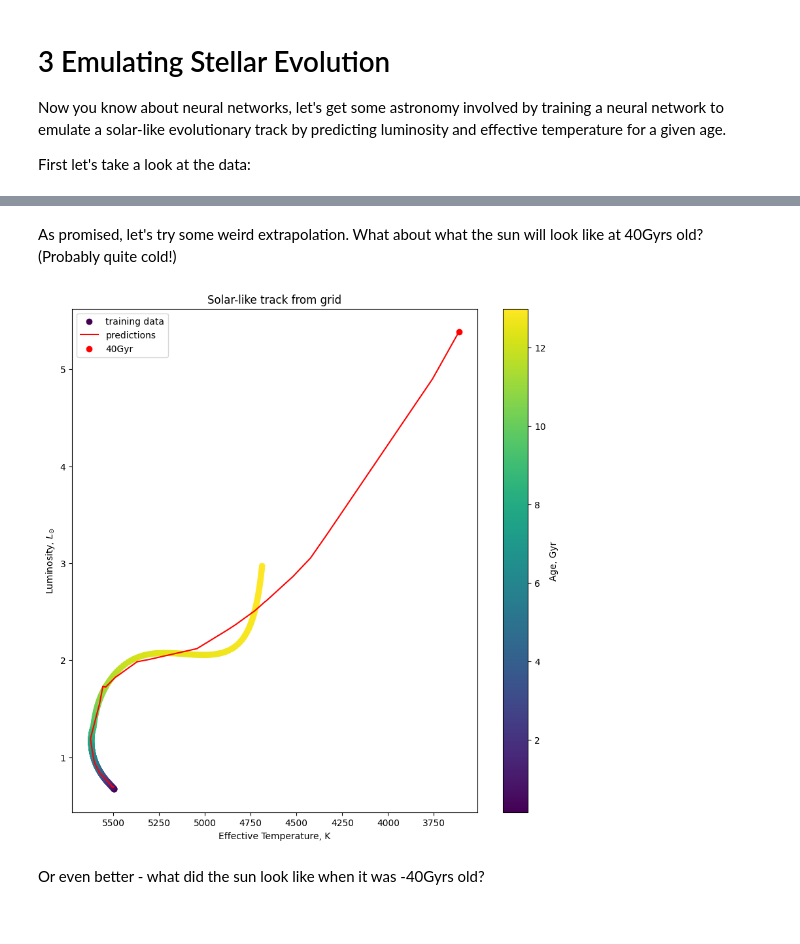
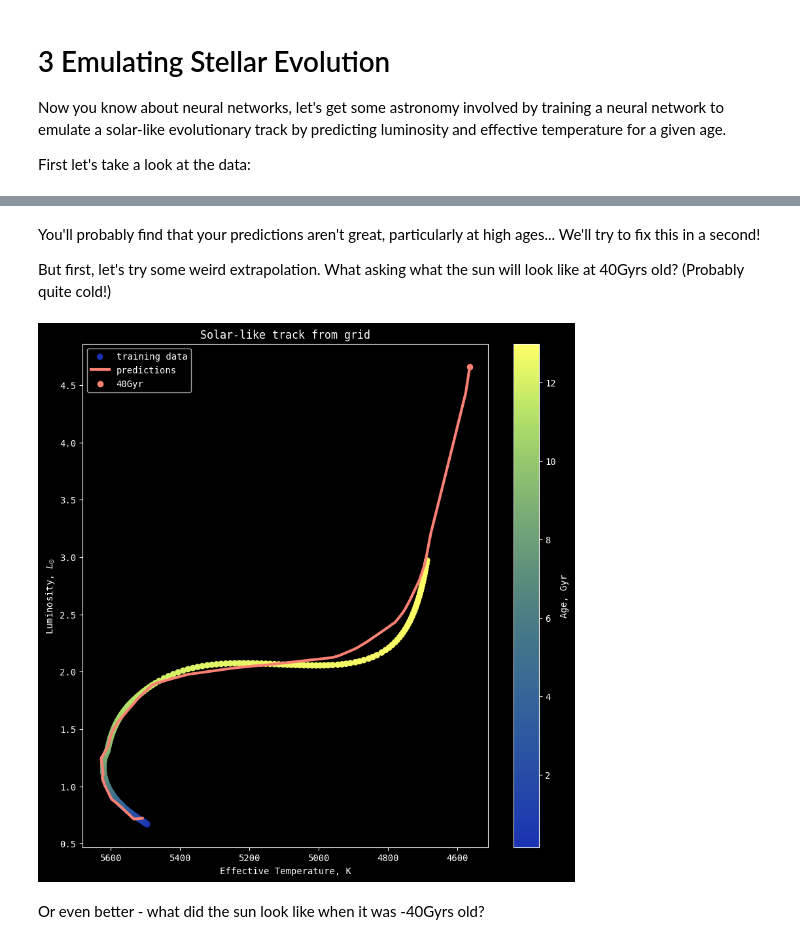
Before and after one commit to ojscutt/nn_session, a Jupyter notebook: nn_session_filled.ipynb, the cells around one changed output, grey strips where cells are left out. Saved outputs shown, nothing was run; the diff lists cells and outputs as text; code cells hidden in the pictures.

```diff
--- a/nn_session_filled.ipynb
+++ b/nn_session_filled.ipynb
@@ -10,7 +10,23 @@ The aims for this skills session are to:
 
 Get started with some imports:
 # %%
+!pip install cmcrameri # <- this is a package for colour-vision deficiency friendly colourmaps. I highly recommend giving them a go :)
+
 import tensorflow as tf
 import numpy as np
 import pandas as pd
 import matplotlib.pyplot as plt
+from cmcrameri import cm
+
+# plt.style.use("Solarize_Light2")
+# plt.rcParams.update({"axes.edgecolor": "black"})
+# plt.rcParams.update({"text.color": "black"})
+# plt.rcParams.update({"axes.labelcolor": "black"})
+# plt.rcParams.update({"xtick.color": "black"})
+# plt.rcParams.update({"ytick.color": "black"})
+# plt.rcParams.update({"font.family": "monospace"})
+
+
+plt.style.use("dark_background")
+plt.rcParams.update({"font.family": "monospace"})
+colours = [colour["color"] for colour in plt.rcParams["axes.prop_cycle"]]
@@ -770,4 +822,5 @@ Saving solar_track.csv to solar_track (10).csv
 # %%
+#### Scale data
 train_age = (age-age.min())/(age.max()-age.min())
 train_luminosity = (luminosity-luminosity.min())/(luminosity.max() -luminosity.min())
 train_effective_T = (effective_T-effective_T.min())/(effective_T.max()-effective_T.min())
@@ -778,7 +831,7 @@ def solar_fit(x_train, y_train, layers, neurons_per_layer):
 
   solar_model = tf.keras.Sequential()#instantiate model
 
-  solar_model.add(tf.keras.Input(1,))#input layer
+  solar_model.add(tf.keras.Input(shape=(1,)))#input layer
 
   for layer in range(layers):
     solar_model.add(tf.keras.layers.Dense(units=int(neurons_per_layer), activation="relu"))
@@ -792,8 +845,8 @@ def solar_fit(x_train, y_train, layers, neurons_per_layer):
 
   return solar_model
 
-layers = 6 #<--- input value here
-neurons_per_layer = 12 #<--- input value here
+layers = 8
+neurons_per_layer = 16
 
 solar_model = solar_fit(train_age, np.column_stack((train_effective_T, train_luminosity)), layers, neurons_per_layer)
 # %% [output]
@@ -839,29 +894,31 @@ plt.show()
 # %% [markdown]
-As promised, let's try some weird extrapolation. What about what the sun will look like at 40Gyrs old? (Probably quite cold!)
+You'll probably find that your predictions aren't great, particularly at high ages... We'll try to fix this in a second!
+
+But first, let's try some weird extrapolation. What asking what the sun will look like at 40Gyrs old? (Probably quite cold!)
 # %%
 test_age = (np.linspace(age.min(),40,10000)-age.min())/(age.max()-age.min())
 
 preds = solar_model(test_age)
 
 pred_effective_T = (preds[:,0]*(effective_T.max()-effective_T.min()))+effective_T.min()
 pred_luminosity = (preds[:,1]*(luminosity.max()-luminosity.min()))+luminosity.min()
 
 
 plt.figure(figsize=(10,10))
-plt.scatter(effective_T,luminosity, c=age, label='training data')
+plt.scatter(effective_T,luminosity, c=age, label='training data', cmap=cm.imola)
 cbar = plt.colorbar()
 cbar.set_label('Age, Gyr')
-plt.plot(pred_effective_T,pred_luminosity, color='red', label='predictions')
-plt.scatter(pred_effective_T[-1], pred_luminosity[-1], color='red', label='40Gyr')
+plt.plot(pred_effective_T,pred_luminosity, color=colours[3], linewidth=3, label='predictions')
+plt.scatter(pred_effective_T[-1], pred_luminosity[-1], color=colours[3], label='40Gyr')
 
 plt.gca().invert_xaxis()
 plt.title('Solar-like track from grid')
 plt.xlabel('Effective Temperature, K')
 plt.ylabel('Luminosity, $L_{\odot}$')
 plt.legend()
 plt.show()
 # %% [output]
-[figure, old version]
+[figure, new version]
 # %% [markdown]
 Or even better - what did the sun look like when it was -40Gyrs old?
 # %%
```
Also changed, not shown: parts of 35 cells of this notebook.
